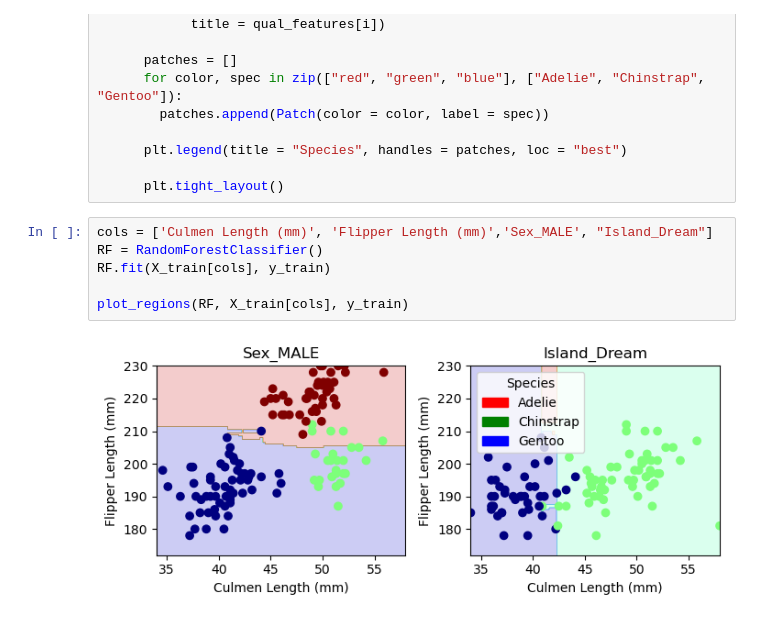
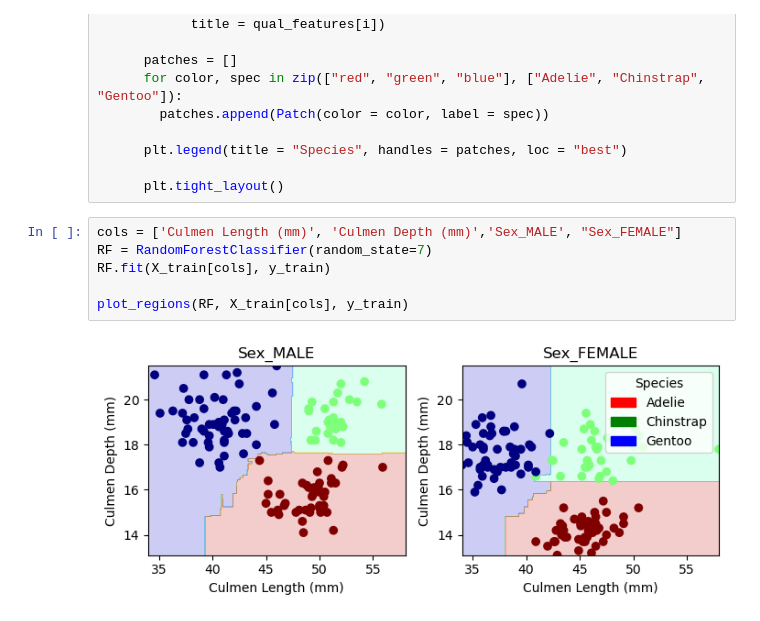
Before and after one commit to jacksonbhanson7/jacksonbhanson7.github.io, a Jupyter notebook: posts/example-blog-post/index.ipynb, the cells around one changed output. Drawn from its saved outputs; the diff is of its cells as text.

```diff
--- a/posts/example-blog-post/index.ipynb
+++ b/posts/example-blog-post/index.ipynb
@@ -239,10 +233,10 @@ def plot_regions(model, X, y):
 
       plt.tight_layout()
 # %%
-cols = ['Culmen Length (mm)', 'Flipper Length (mm)','Sex_MALE', "Island_Dream"]
-RF = RandomForestClassifier()
+cols = ['Culmen Length (mm)', 'Culmen Depth (mm)','Sex_MALE', "Sex_FEMALE"]
+RF = RandomForestClassifier(random_state=7)
 RF.fit(X_train[cols], y_train)
 
 plot_regions(RF, X_train[cols], y_train)
 # %% [output]
-[figure, old version]
+[figure, new version]
```
Also changed, not shown: parts of 40 cells of this notebook, 12 other files.
